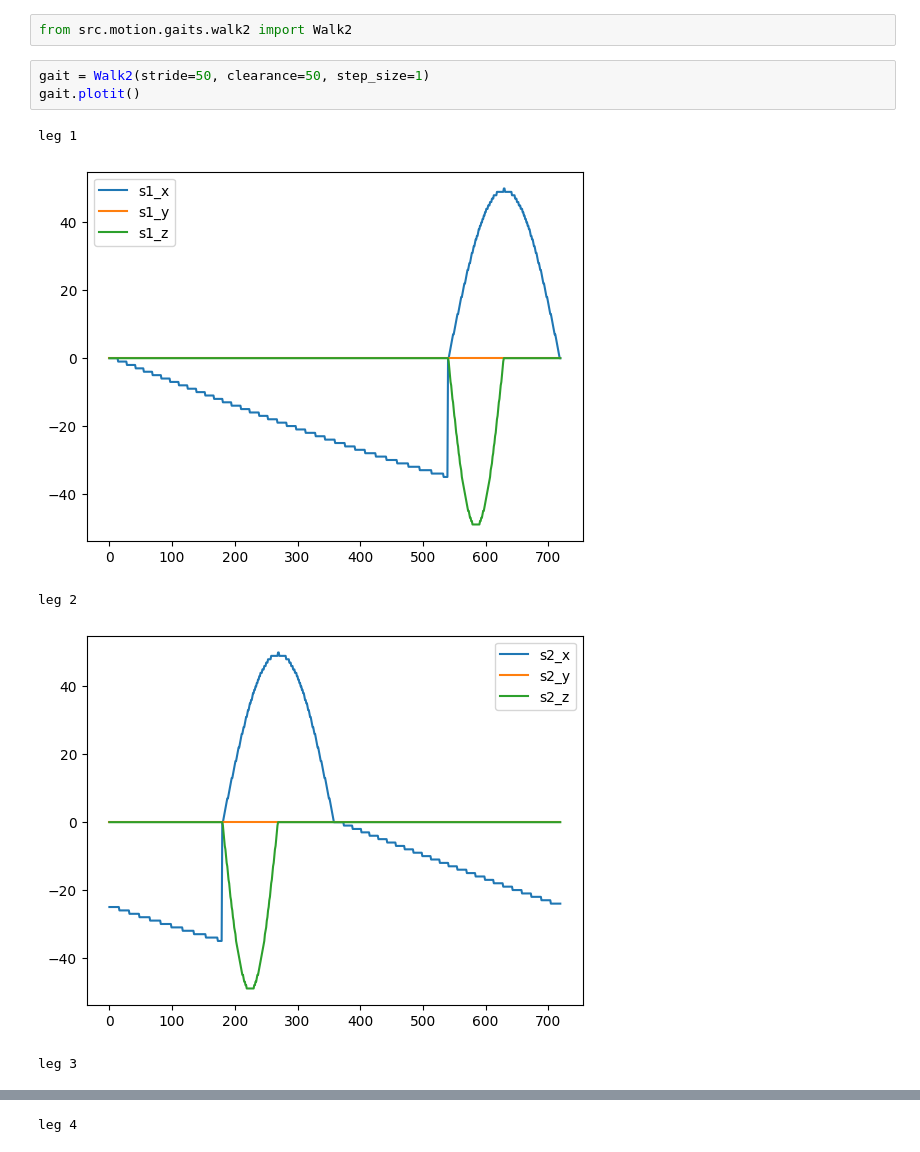
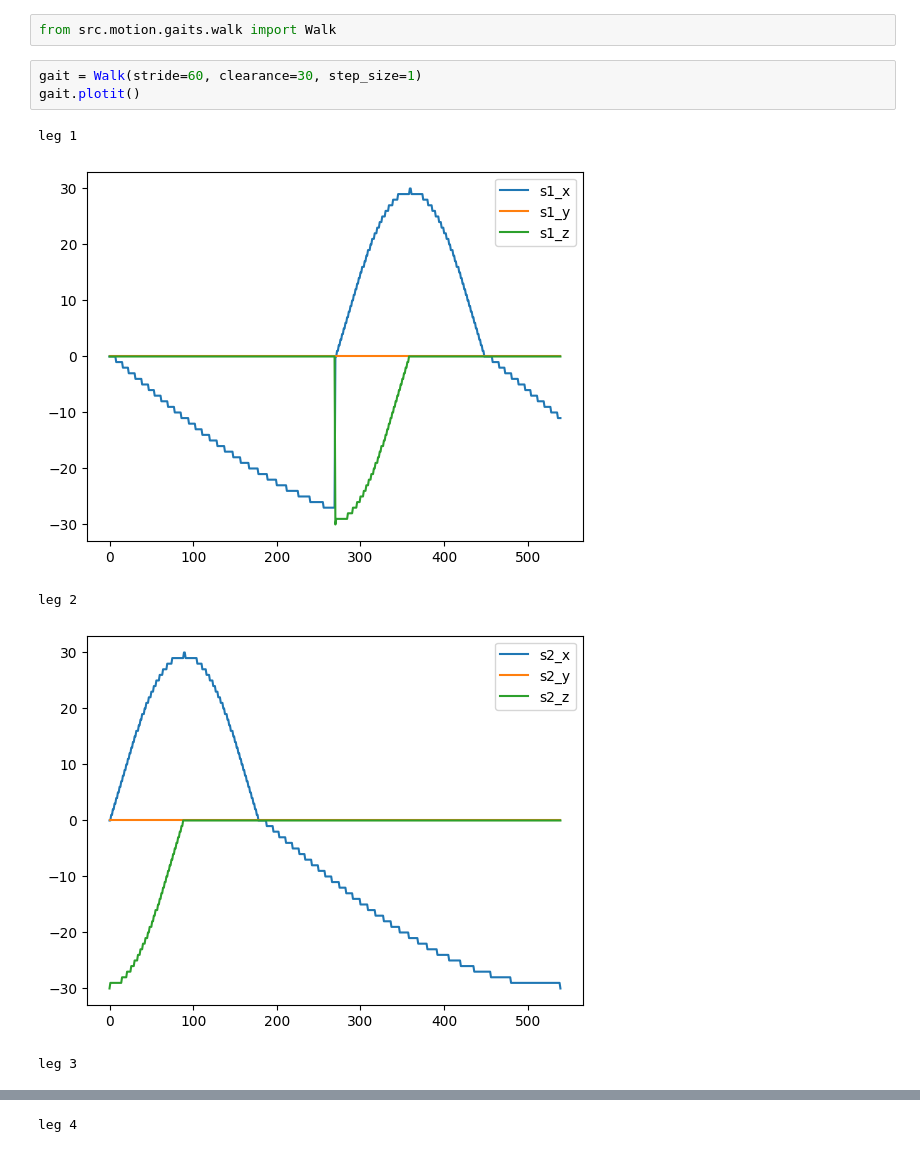
Before and after one commit to kevywilly/vega, a Jupyter notebook: notebooks/gaits.ipynb, the cells around one changed output, grey strips where cells are left out. Drawn from its saved outputs; the diff is of its cells as text.

```diff
--- a/notebooks/gaits.ipynb
+++ b/notebooks/gaits.ipynb
@@ -1,11 +1,11 @@
 # %%
-from src.motion.gaits.walk2 import Walk2
+from src.motion.gaits.walk import Walk
 # %%
-gait = Walk2(stride=50, clearance=50, step_size=1)
+gait = Walk(stride=60, clearance=30, step_size=1)
 gait.plotit()
 # %% [output]
 leg 1
-[figure, old version]
+[figure, new version]
 leg 2
-[figure, old version]
+[figure, new version]
 leg 3
```
Also changed, not shown: parts of 3 cells of this notebook, 8 other files.
